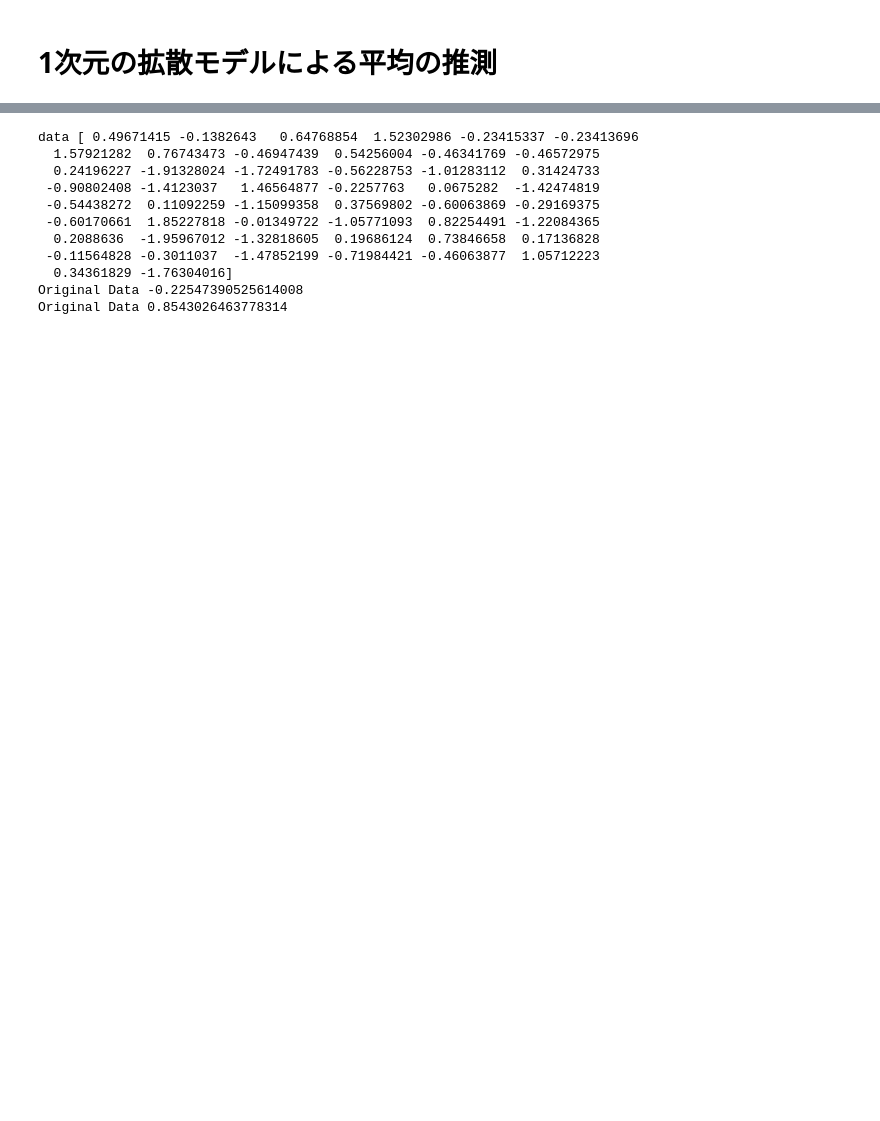
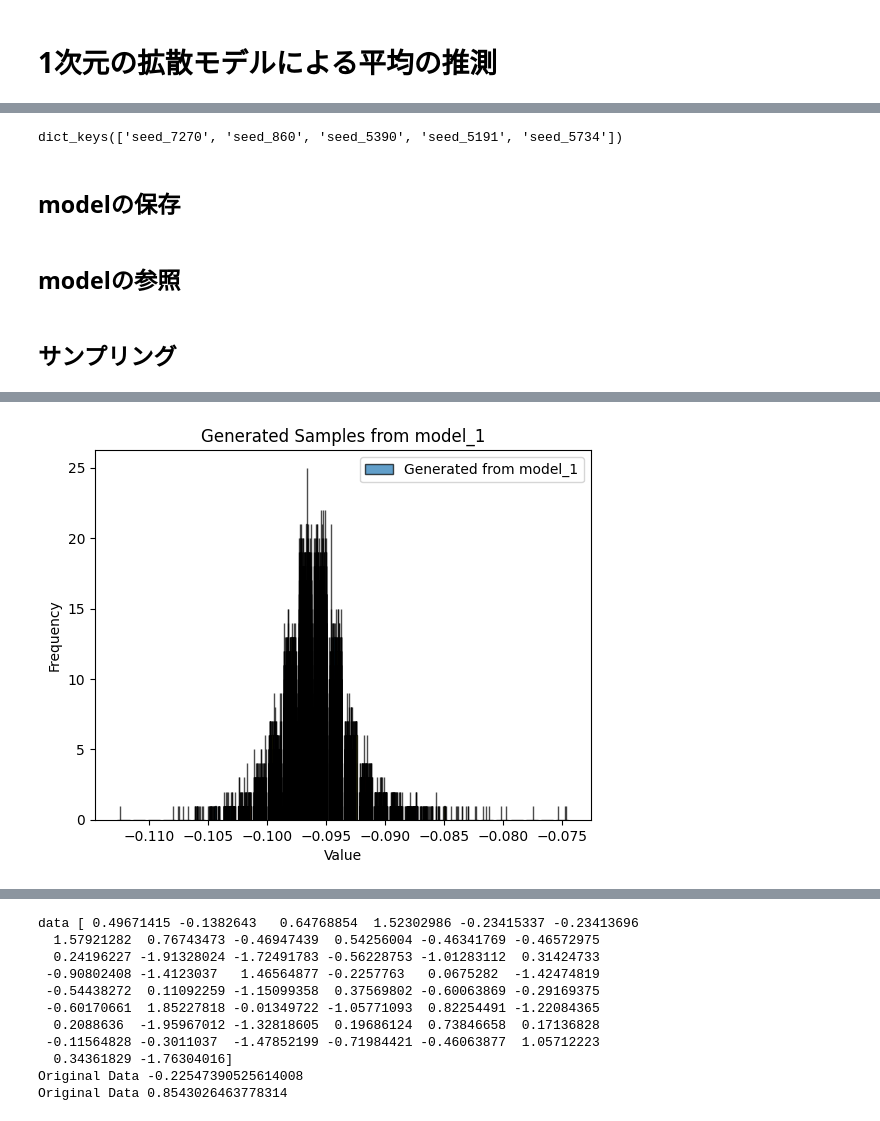
Before and after one commit to shimajoe/deep-learning-from-scratch-5, a Jupyter notebook: master_research/one_dim_diffusion_mean.ipynb, the cells around one changed output, grey strips where cells are left out. Saved outputs shown, nothing was run; the diff lists cells and outputs as text; code cells hidden in the pictures; blank space fills up the shorter version.

```diff
--- a/master_research/one_dim_diffusion_mean.ipynb
+++ b/master_research/one_dim_diffusion_mean.ipynb
@@ -151,0 +266,6 @@ Epoch 10, Loss: 0.5519383192062378
+# %%
+print(datas.keys())
+# %% [output]
+dict_keys(['seed_7270', 'seed_860', 'seed_5390', 'seed_5191', 'seed_5734'])
+# %% [markdown]
+## modelの保存
@@ -152,20 +277,51 @@ Epoch 10, Loss: 0.5519383192062378
+# %% [markdown]
+## modelの参照
+# %%
+# モデルとデータの読み込み
+models = torch.load('models_dm_epo30.pth')
+datas = torch.load('sample_datas_dm_epo30.pth')
+# %% [markdown]
+## サンプリング
 # %%
-# サンプリング
-model.eval()
-with torch.no_grad():
-    n = 50 # 1データセットあたりのサンプル数
-    B = 1000 # データセットの数
-    new_sample_list = []
-    for _ in range(B):
-        torch.manual_seed(np.random.randint(0, 10000))
-        samples = torch.randn((n, 1), device=device)  # ランダムなノイズから開始
-        for t in range(num_timesteps, 0, -1):
-            t_tensor = torch.tensor([t] * len(samples), device=device)
-            samples = diffuser.denoise(model, samples, t_tensor)
-        samples = samples.view(n).cpu().numpy()
-        # samplesを保存する
-        new_sample_list.append(samples)
-new_sample_list = np.array(new_sample_list)
-print("new_sample_list:", new_sample_list)
-print('Samples Shape:', new_sample_list.shape)
+# 結果の可視化
+import matplotlib.pyplot as plt
+
+# 生成に使用するモデルを選択
+model_key = "model_1"  # 例として "dataset_0" のモデルを使用
+selected_model = models[model_key]  # 辞書からモデルを取得
+
+# 拡散モデルのサンプリング関数
+def generate_samples(model, n=50, B=1000, device='cpu'):
+    # n: 1データセットあたりのサンプル数
+    # B: データセットの数
+    model.eval()  # 評価モードに設定
+    with torch.no_grad():
+        new_sample_list = []
+        for _ in range(B):
+            torch.manual_seed(np.random.randint(0, 10000)) # シード値の固定
+            samples = torch.randn((n, 1), device=device)
+            for t in range(num_timesteps, 0, -1):
+                t_tensor = torch.tensor([t] * len(samples), device=device)
+                samples = diffuser.denoise(model, samples, t_tensor)
+            samples = samples.view(n).cpu().numpy()
+            new_sample_list.append(samples) # サンプルをリストに追加
+    return new_sample_list
+
+start_time = time.time() # 計測開始
+# サンプリング実行
+generated_data = generate_samples(selected_model, n=50, B=1000, device=device)
+end_time = time.time() # 計測終了
+
+print(f"サンプリング時間: {end_time - start_time:.2f}秒")
+print(f"サンプリング時間: {(end_time - start_time)//60}分 {(end_time - start_time)%60}秒")
+print("############################################")
+
+
+
+plt.hist(generated_data, bins=30, alpha=0.7, edgecolor='black', label=f"Generated from {model_key}")
+plt.xlabel("Value")
+plt.ylabel("Frequency")
+plt.title(f"Generated Samples from {model_key}")
+plt.legend()
+plt.show()
 # %% [output]
@@ -185,0 +331 @@ Samples Shape: (1000, 50)
+[figure, added]
```
Also changed, not shown: parts of 19 cells of this notebook, 5 other files.
